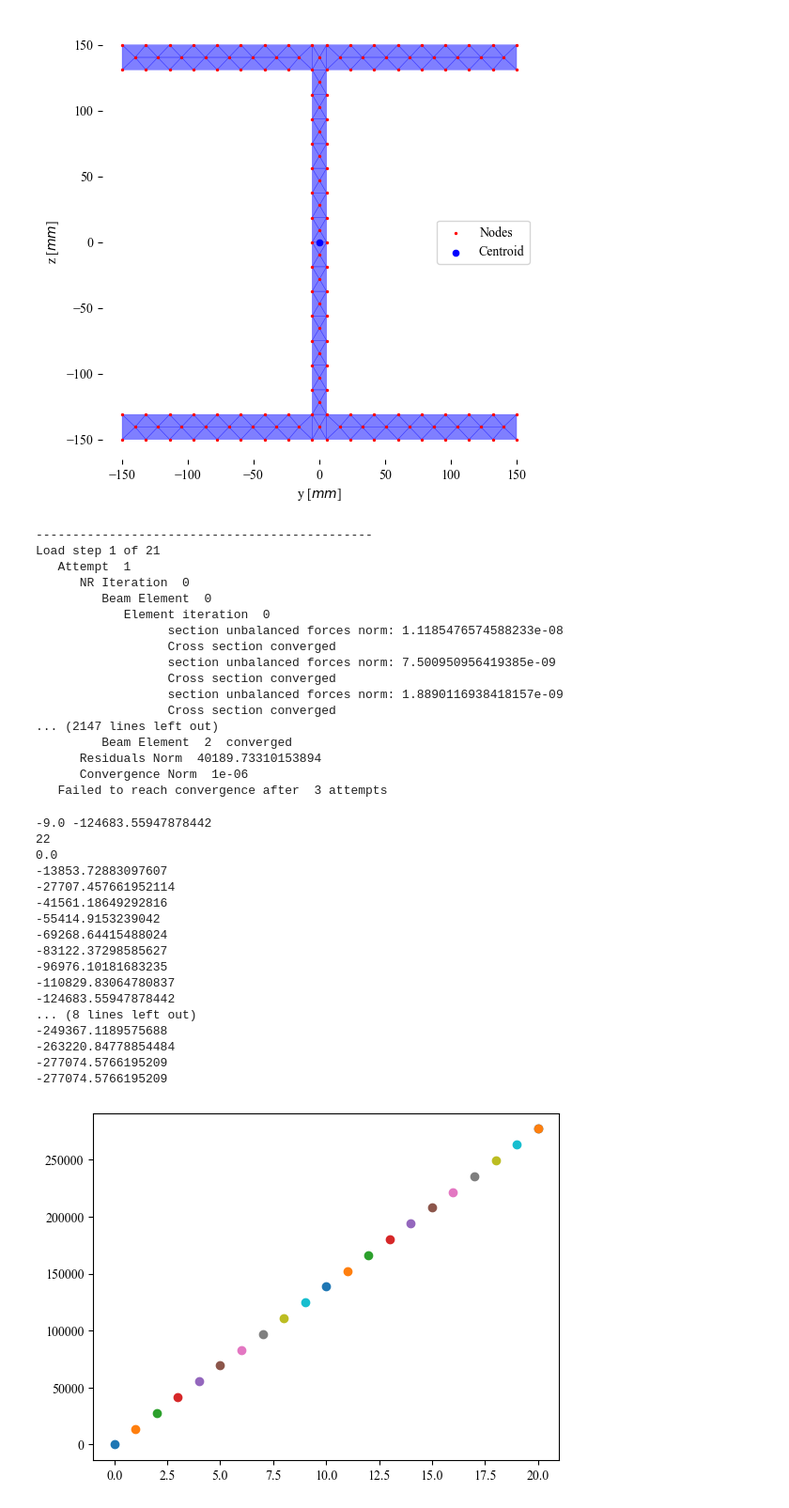
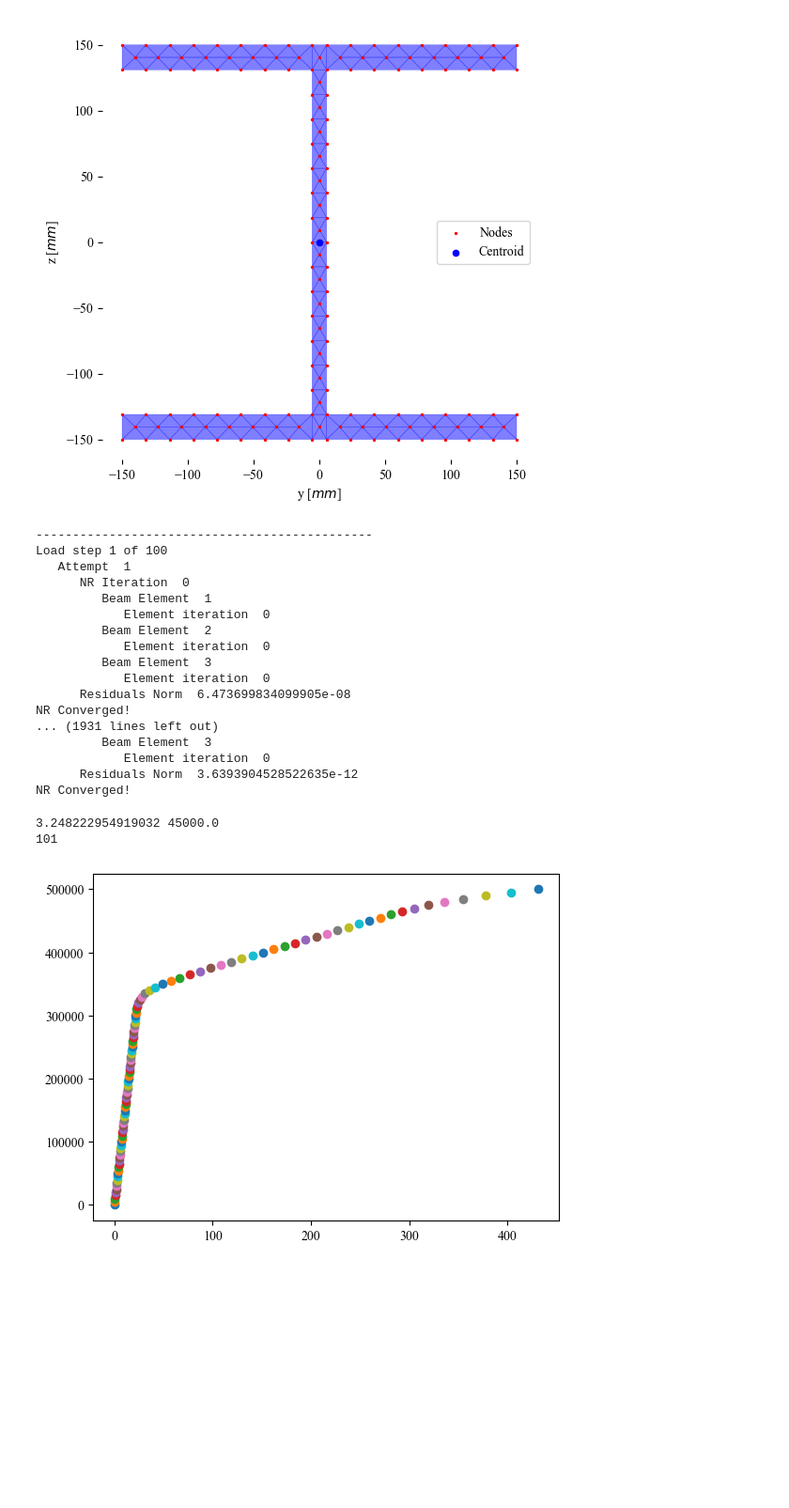
Before and after one commit to fabberne/code, a Jupyter notebook: 03_fiber_element_solver/test nonlinear.ipynb, the cells around one changed output. Shown at 94% size. Cells and saved outputs as stored; diff of their text form; code cells hidden in the pictures; blank space fills up the shorter version.

```diff
--- a/03_fiber_element_solver/test nonlinear.ipynb
+++ b/03_fiber_element_solver/test nonlinear.ipynb
@@ -41,56 +41,40 @@ struc = structure.Frame(column            = column,
 						number_of_sections_per_elemnt = 4)
 # %%
 non_linear_solver = solver.Nonlinear(struc,
-									 constraint="Displacement",
+									 constraint="Load",
 									 NR_tolerance=1e-6,
 									 NR_max_iter=10,
 									 section_tolerance=1e-6,
 									 section_max_iter=100)
 # %%
-increments = np.zeros(21)
-increments.fill(1.0)
+increments = np.zeros(100)
+increments.fill(5000)
 
 u_history, lambda_history = non_linear_solver.solve(increments)
 # %% [output]
 ----------------------------------------------
-Load step 1 of 21
+Load step 1 of 100
    Attempt  1
       NR Iteration  0
-         Beam Element  0
+         Beam Element  1
             Element iteration  0
-                  section unbalanced forces norm: 1.1185476574588233e-08
-                  Cross section converged
-                  section unbalanced forces norm: 7.500950956419385e-09
-                  Cross section converged
-                  section unbalanced forces norm: 1.8890116938418157e-09
-                  Cross section converged
-... (2147 lines left out)
-         Beam Element  2  converged
-      Residuals Norm  40189.73310153894
-      Convergence Norm  1e-06
-   Failed to reach convergence after  3 attempts
+         Beam Element  2
+            Element iteration  0
+         Beam Element  3
+            Element iteration  0
+      Residuals Norm  6.473699834099905e-08
+NR Converged!
+... (1931 lines left out)
+         Beam Element  3
+            Element iteration  0
+      Residuals Norm  3.6393904528522635e-12
+NR Converged!
 # %%
 print(u_history[9][6*2], lambda_history[9])
 print(len(lambda_history))
 for i in range(len(lambda_history)):
-	plt.scatter(-u_history[i][6*2], -lambda_history[i])
-	print(lambda_history[i])
+	plt.scatter(u_history[i][6*2], lambda_history[i])
 # %% [output]
--9.0 -124683.55947878442
-22
-0.0
--13853.72883097607
--27707.457661952114
--41561.18649292816
--55414.9153239042
--69268.64415488024
--83122.37298585627
--96976.10181683235
--110829.83064780837
--124683.55947878442
-... (8 lines left out)
--249367.1189575688
--263220.84778854484
--277074.5766195209
--277074.5766195209
+3.248222954919032 45000.0
+101
-[figure, old version]
+[figure, new version]
```
Also changed, not shown: parts of 1 cell of this notebook, 14 other files.
